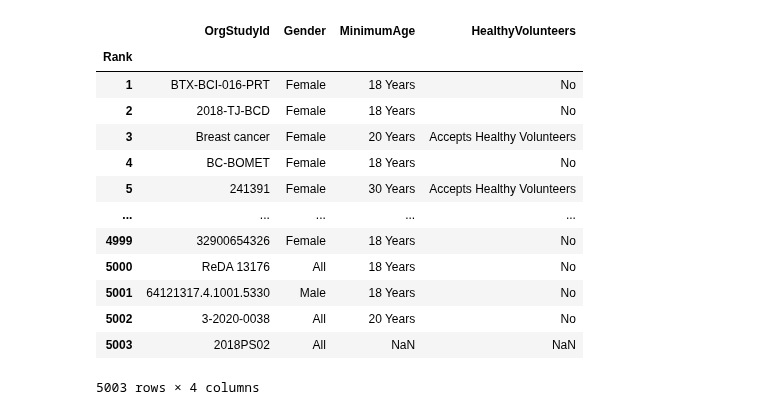
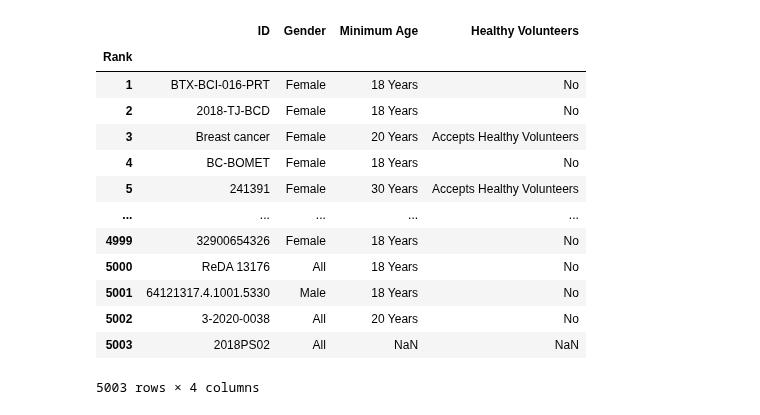
Before and after one commit to AnneLonero/Clinical_Trials_Research_Project, a Jupyter notebook: ETL Official.ipynb, the cells around one changed output. Saved outputs shown, nothing was run; the diff lists cells and outputs as text; code cells hidden in the pictures.

```diff
--- a/ETL Official.ipynb
+++ b/ETL Official.ipynb
@@ -102,22 +105,25 @@ participant_df.set_index('Rank', inplace=True)
 # %%
 # Clean DataFrame for table B
 clean_data(participant_df, table_b_cols)
-participant_df
-# %% [output]
-|  | OrgStudyId | Gender | MinimumAge | HealthyVolunteers |
-| Rank |  |  |  |  |
-| 1 | BTX-BCI-016-PRT | Female | 18 Years | No |
-| 2 | 2018-TJ-BCD | Female | 18 Years | No |
-| 3 | Breast cancer | Female | 20 Years | Accepts Healthy Volunteers |
-| 4 | BC-BOMET | Female | 18 Years | No |
-| 5 | 241391 | Female | 30 Years | Accepts Healthy Volunteers |
-| ... | ... | ... | ... | ... |
-| 4999 | 32900654326 | Female | 18 Years | No |
-| 5000 | ReDA 13176 | All | 18 Years | No |
-| 5001 | 64121317.4.1001.5330 | Male | 18 Years | No |
-| 5002 | 3-2020-0038 | All | 20 Years | No |
-| 5003 | 2018PS02 | All | NaN | NaN |
-5003 rows × 4 columns
+# %%
+# Renaming the columns for table B
+participant_df.columns = ['ID', 'Gender', 'Minimum Age', 'Healthy Volunteers']
+participant_df
+# %% [output]
+|  | ID | Gender | Minimum Age | Healthy Volunteers |
+| Rank |  |  |  |  |
+| 1 | BTX-BCI-016-PRT | Female | 18 Years | No |
+| 2 | 2018-TJ-BCD | Female | 18 Years | No |
+| 3 | Breast cancer | Female | 20 Years | Accepts Healthy Volunteers |
+| 4 | BC-BOMET | Female | 18 Years | No |
+| 5 | 241391 | Female | 30 Years | Accepts Healthy Volunteers |
+| ... | ... | ... | ... | ... |
+| 4999 | 32900654326 | Female | 18 Years | No |
+| 5000 | ReDA 13176 | All | 18 Years | No |
+| 5001 | 64121317.4.1001.5330 | Male | 18 Years | No |
+| 5002 | 3-2020-0038 | All | 20 Years | No |
+| 5003 | 2018PS02 | All | NaN | NaN |
+5003 rows × 4 columns
 # %%
 # List of fields for table C
 table_c_cols = ['OrgStudyId',
```
Also changed, not shown: parts of 5 cells of this notebook, 5 other files.
